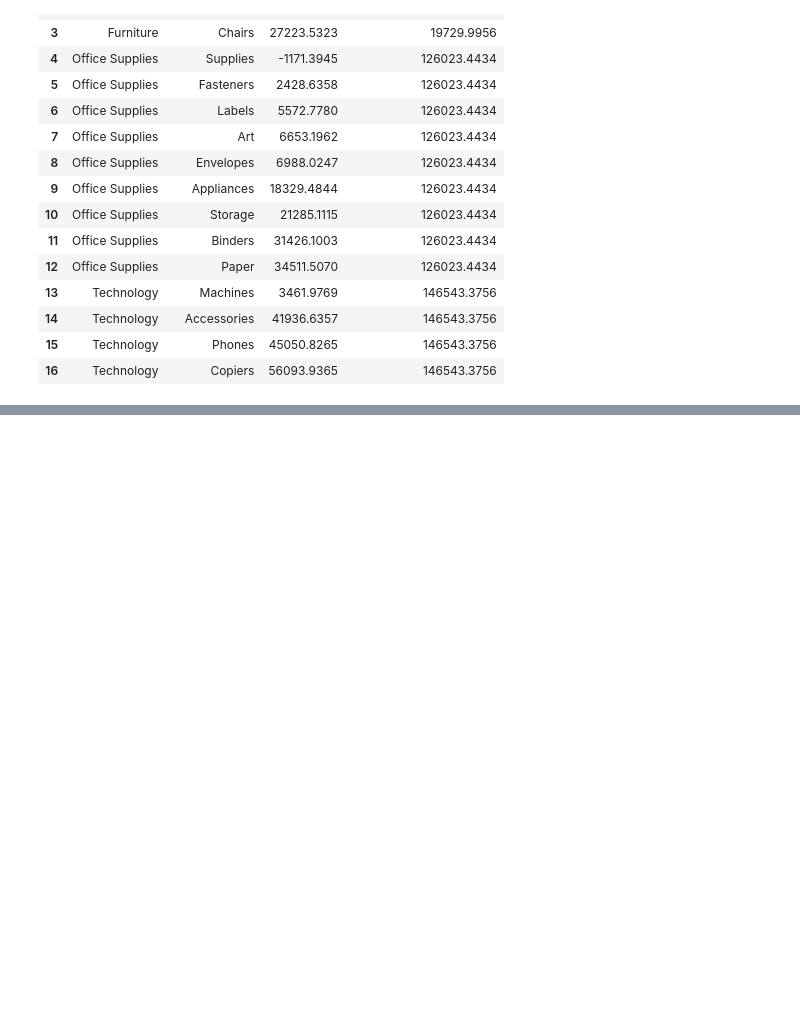
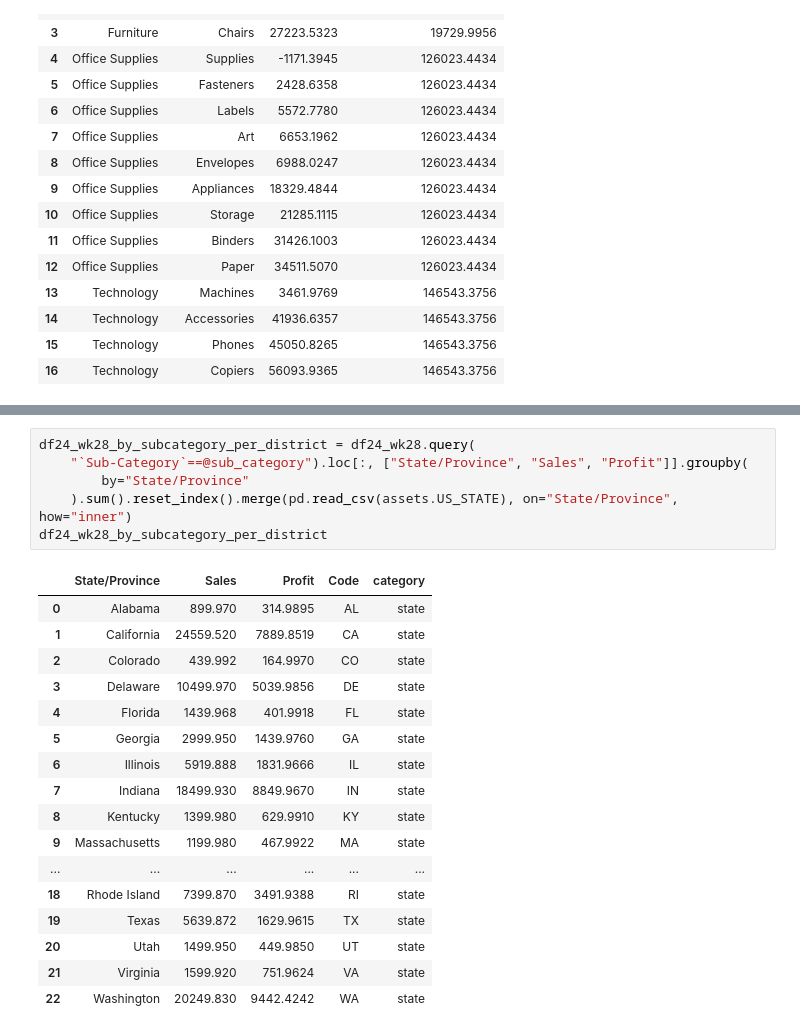
Before and after one commit to chenyulue/figure_friday, a Jupyter notebook: Figure_Friday.ipynb, the cells around one changed output, grey strips where cells are left out. Cells and saved outputs as stored; diff of their text form; blank space fills up the shorter version.

```diff
--- a/Figure_Friday.ipynb
+++ b/Figure_Friday.ipynb
@@ -235,3 +228,27 @@ fig.update_layout(
 )
 
 fig.show()
+# %%
+df24_wk28_by_subcategory_per_district = df24_wk28.query(
+    "`Sub-Category`==@sub_category").loc[:, ["State/Province", "Sales", "Profit"]].groupby(
+        by="State/Province"
+    ).sum().reset_index().merge(pd.read_csv(assets.US_STATE), on="State/Province", how="inner")
+df24_wk28_by_subcategory_per_district
+# %% [output]
+|  | State/Province | Sales | Profit | Code | category |
+| 0 | Alabama | 899.970 | 314.9895 | AL | state |
+| 1 | California | 24559.520 | 7889.8519 | CA | state |
+| 2 | Colorado | 439.992 | 164.9970 | CO | state |
+| 3 | Delaware | 10499.970 | 5039.9856 | DE | state |
+| 4 | Florida | 1439.968 | 401.9918 | FL | state |
+| 5 | Georgia | 2999.950 | 1439.9760 | GA | state |
+| 6 | Illinois | 5919.888 | 1831.9666 | IL | state |
+| 7 | Indiana | 18499.930 | 8849.9670 | IN | state |
+| 8 | Kentucky | 1399.980 | 629.9910 | KY | state |
+| 9 | Massachusetts | 1199.980 | 467.9922 | MA | state |
+| ... | ... | ... | ... | ... | ... |
+| 18 | Rhode Island | 7399.870 | 3491.9388 | RI | state |
+| 19 | Texas | 5639.872 | 1629.9615 | TX | state |
+| 20 | Utah | 1499.950 | 449.9850 | UT | state |
+| 21 | Virginia | 1599.920 | 751.9624 | VA | state |
+| 22 | Washington | 20249.830 | 9442.4242 | WA | state |
```
Also changed, not shown: parts of 6 cells of this notebook, 6 other files.
